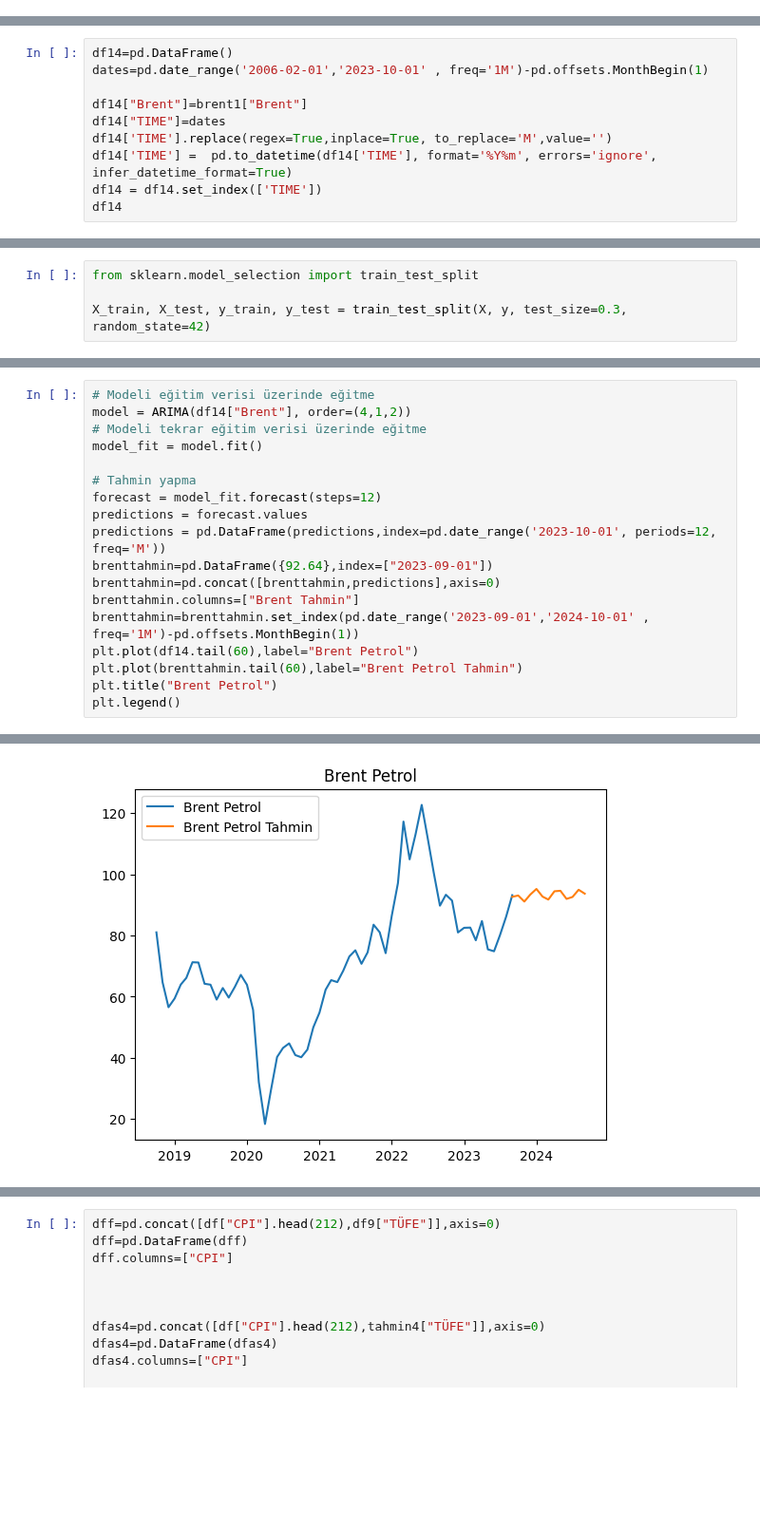
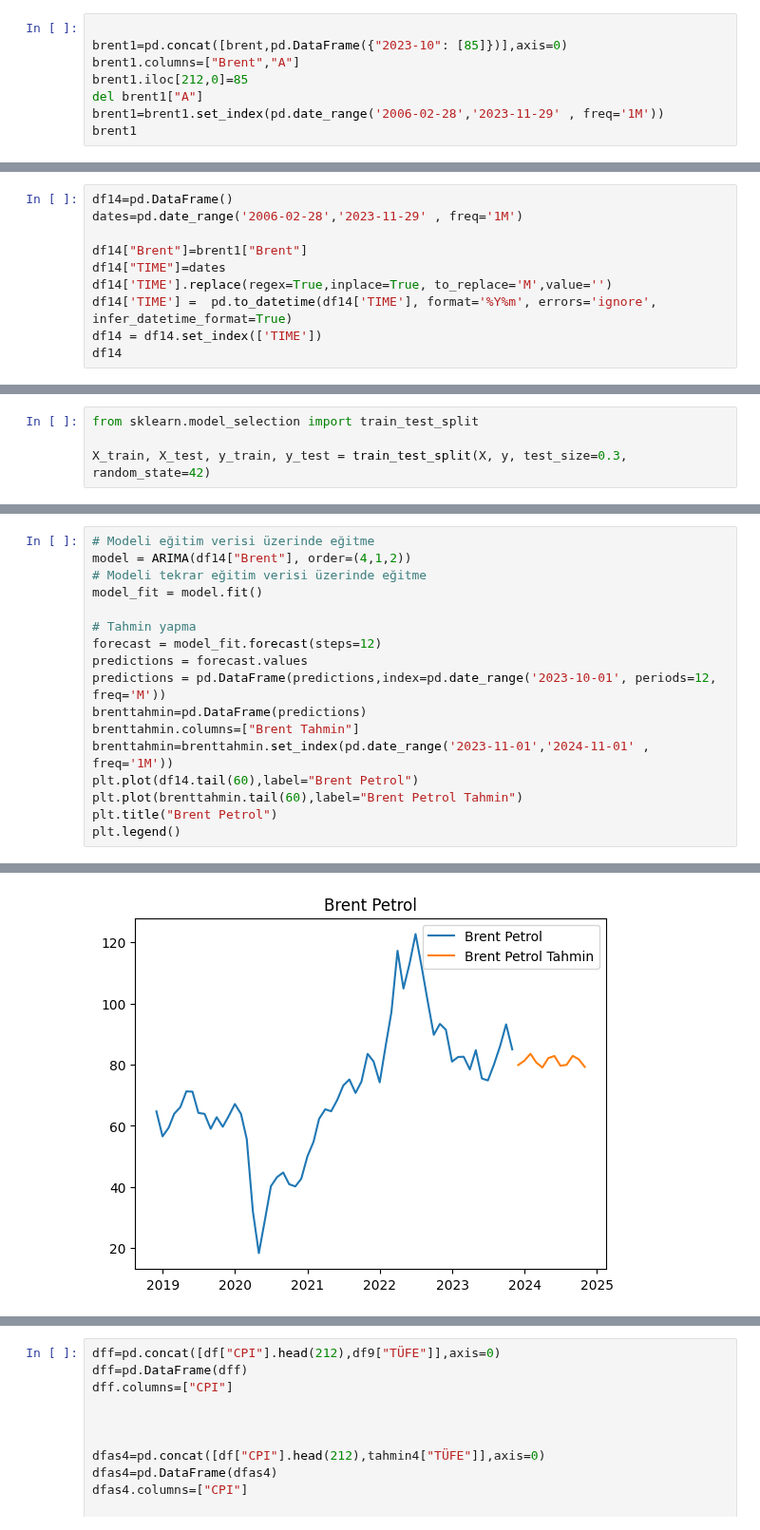
Before and after one commit to kaboya19/InflationForecast, a Jupyter notebook: InflationForecast.ipynb, the cells around one changed output, grey strips where cells are left out. Shown at 95% size. Cells and saved outputs as stored; diff of their text form; blank space fills up the shorter version.

```diff
--- a/InflationForecast.ipynb
+++ b/InflationForecast.ipynb
@@ -275,0 +256,8 @@ brent1
+# %%
+
+brent1=pd.concat([brent,pd.DataFrame({"2023-10": [85]})],axis=0)
+brent1.columns=["Brent","A"]
+brent1.iloc[212,0]=85
+del brent1["A"]
+brent1=brent1.set_index(pd.date_range('2006-02-28','2023-11-29' , freq='1M'))
+brent1
@@ -276,6 +278,6 @@ brent1
 # %%
 df14=pd.DataFrame()
-dates=pd.date_range('2006-02-01','2023-10-01' , freq='1M')-pd.offsets.MonthBegin(1)
+dates=pd.date_range('2006-02-28','2023-11-29' , freq='1M')
 
 df14["Brent"]=brent1["Brent"]
 df14["TIME"]=dates
@@ -585,24 +557,23 @@ plt.legend()
 # %%
 # Modeli eğitim verisi üzerinde eğitme
 model = ARIMA(df14["Brent"], order=(4,1,2))
 # Modeli tekrar eğitim verisi üzerinde eğitme
 model_fit = model.fit()
 
 # Tahmin yapma
 forecast = model_fit.forecast(steps=12)
 predictions = forecast.values
 predictions = pd.DataFrame(predictions,index=pd.date_range('2023-10-01', periods=12, freq='M'))
-brenttahmin=pd.DataFrame({92.64},index=["2023-09-01"])
-brenttahmin=pd.concat([brenttahmin,predictions],axis=0)
+brenttahmin=pd.DataFrame(predictions)
 brenttahmin.columns=["Brent Tahmin"]
-brenttahmin=brenttahmin.set_index(pd.date_range('2023-09-01','2024-10-01' , freq='1M')-pd.offsets.MonthBegin(1))
+brenttahmin=brenttahmin.set_index(pd.date_range('2023-11-01','2024-11-01' , freq='1M'))
 plt.plot(df14.tail(60),label="Brent Petrol")
 plt.plot(brenttahmin.tail(60),label="Brent Petrol Tahmin")
 plt.title("Brent Petrol")
 plt.legend()
 # %% [output]
 <matplotlib.legend.Legend at 0x...>
-[figure, old version]
+[figure, new version]
 # %%
 # En uygun parametrelerle ARIMA modelini eğitme
 optimal_model = ARIMA(pfaiz.head(212), order=(4,1,1))
```
Also changed, not shown: parts of 34 cells of this notebook.
